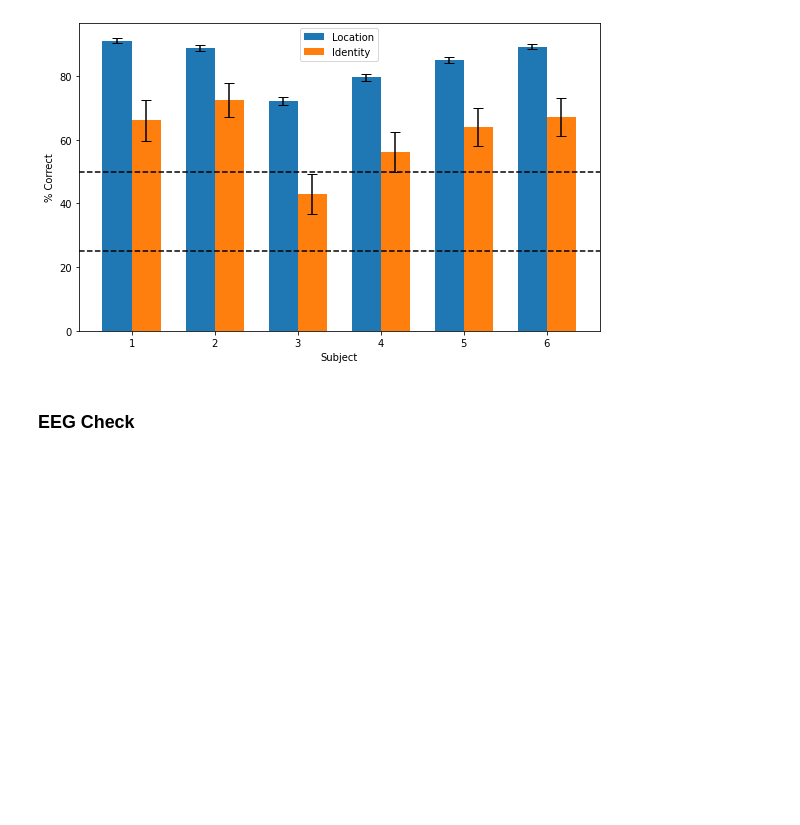
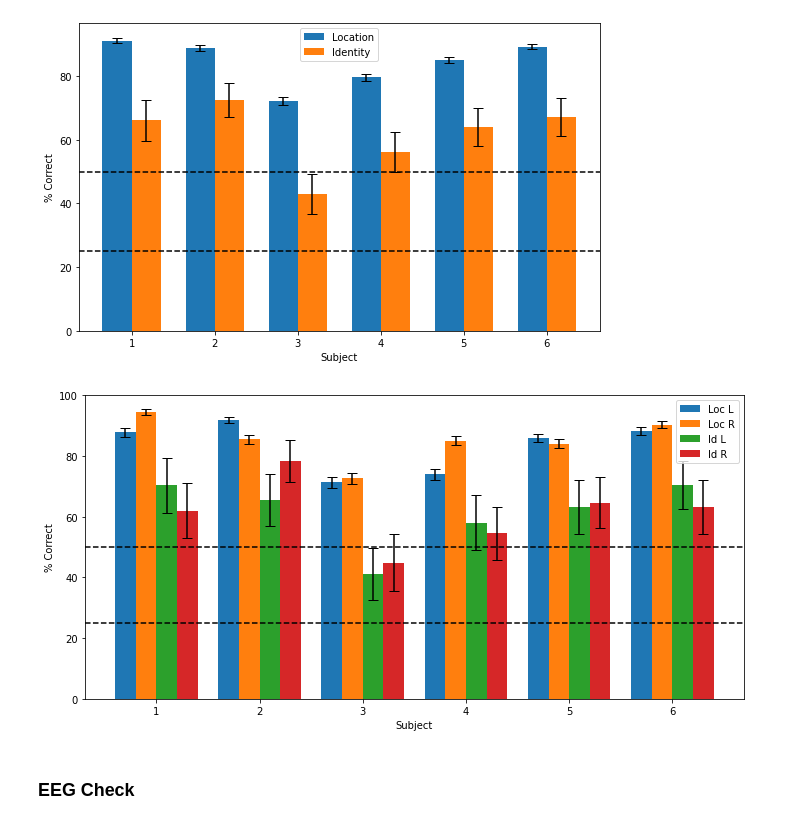
Before and after one commit to antoniyaaboyanova/Mask_ExpAtt_EEG, a Jupyter notebook: 03_EEG_Analysis/pilot_quiality_check.ipynb, the cells around one changed output. Drawn from its saved outputs; the diff is of its cells as text; code cells hidden in the pictures; blank space fills up the shorter version.

```diff
--- a/03_EEG_Analysis/pilot_quiality_check.ipynb
+++ b/03_EEG_Analysis/pilot_quiality_check.ipynb
@@ -208,6 +216,54 @@ plt.axhline(50, color="k", linestyle="--")
 plt.show()
 # %% [output]
 [figure]
+# %%
+loc_L, loc_R = [], []
+id_L, id_R = [], []
+
+for subject in [0,1,2,3,4,5]:
+    sub = beh_data[beh_data.participant == subject]
+
+    loc_L.append(sub[sub.target_loc == 'L'].correct_loc.values)
+    loc_R.append(sub[sub.target_loc == 'R'].correct_loc.values)
+
+    id_L.append(sub[(sub.target_loc == 'L') & (sub.identity_catch == True)].correct_id.values)
+    id_R.append(sub[(sub.target_loc == 'R') & (sub.identity_catch == True)].correct_id.values)
+
+def compute_stats(arr_list):
+    means, ses = [], []
+    for arr in arr_list:
+        valid = arr[~np.isnan(arr)]
+        means.append(np.mean(valid) * 100)
+        ses.append(np.std(valid, ddof=1) / np.sqrt(len(valid)) * 100)
+    return means, ses
+
+locL_mean, locL_se = compute_stats(loc_L)
+locR_mean, locR_se = compute_stats(loc_R)
+idL_mean, idL_se = compute_stats(id_L)
+idR_mean, idR_se = compute_stats(id_R)
+
+x = np.arange(len(locL_mean))
+width = 0.2
+
+plt.figure(figsize=(10,5))
+
+plt.bar(x - 1.5*width, locL_mean, width, yerr=locL_se, label='Loc L', capsize=5)
+plt.bar(x - 0.5*width, locR_mean, width, yerr=locR_se, label='Loc R', capsize=5)
+plt.bar(x + 0.5*width, idL_mean, width, yerr=idL_se, label='Id L', capsize=5)
+plt.bar(x + 1.5*width, idR_mean, width, yerr=idR_se, label='Id R', capsize=5)
+
+plt.xlabel("Subject")
+plt.ylabel("% Correct")
+plt.xticks(x, np.arange(1, len(x)+1))
+plt.legend()
+
+plt.axhline(25, color="k", linestyle="--")
+plt.axhline(50, color="k", linestyle="--")
+
+plt.tight_layout()
+plt.show()
+# %% [output]
+[figure, added]
 # %% [markdown]
 ### EEG Check
 # %%
```
Also changed, not shown: parts of 30 cells of this notebook, 7 other files.
